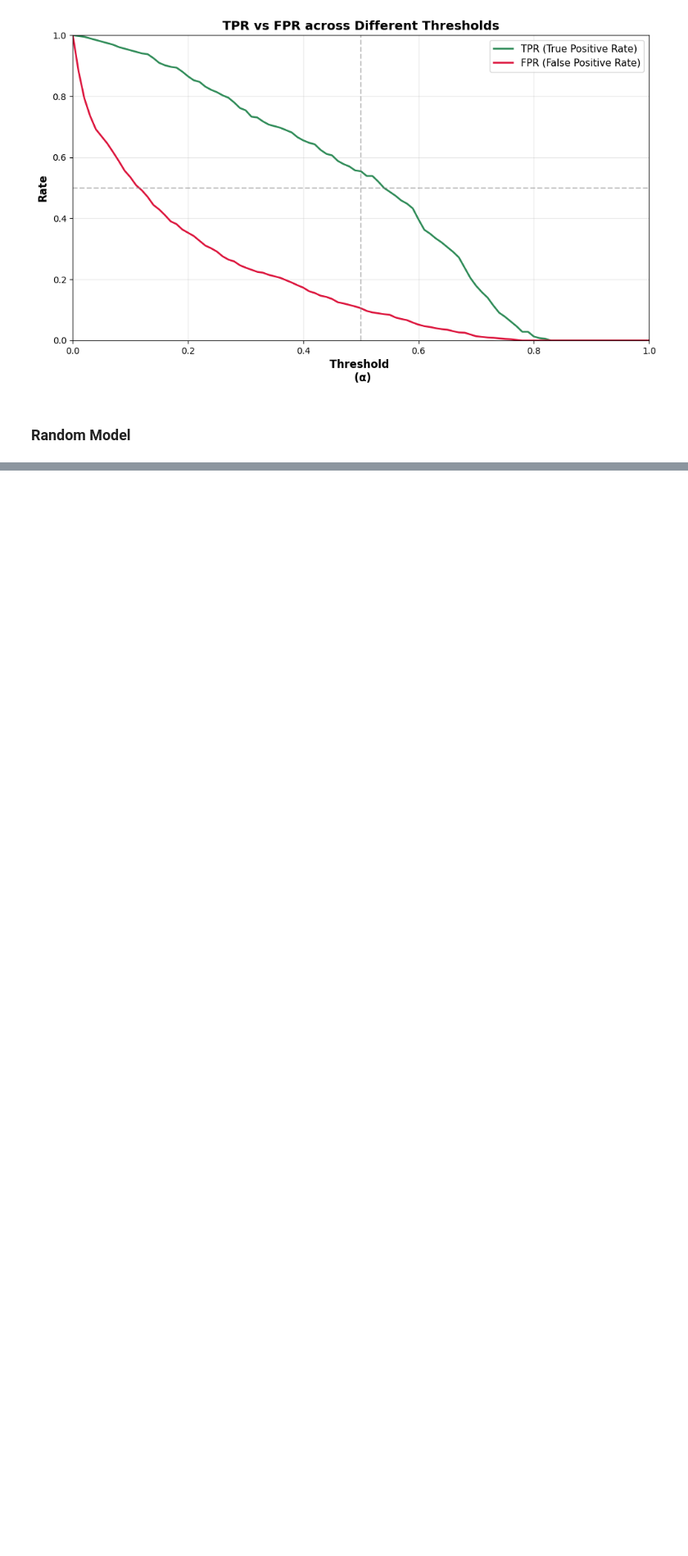
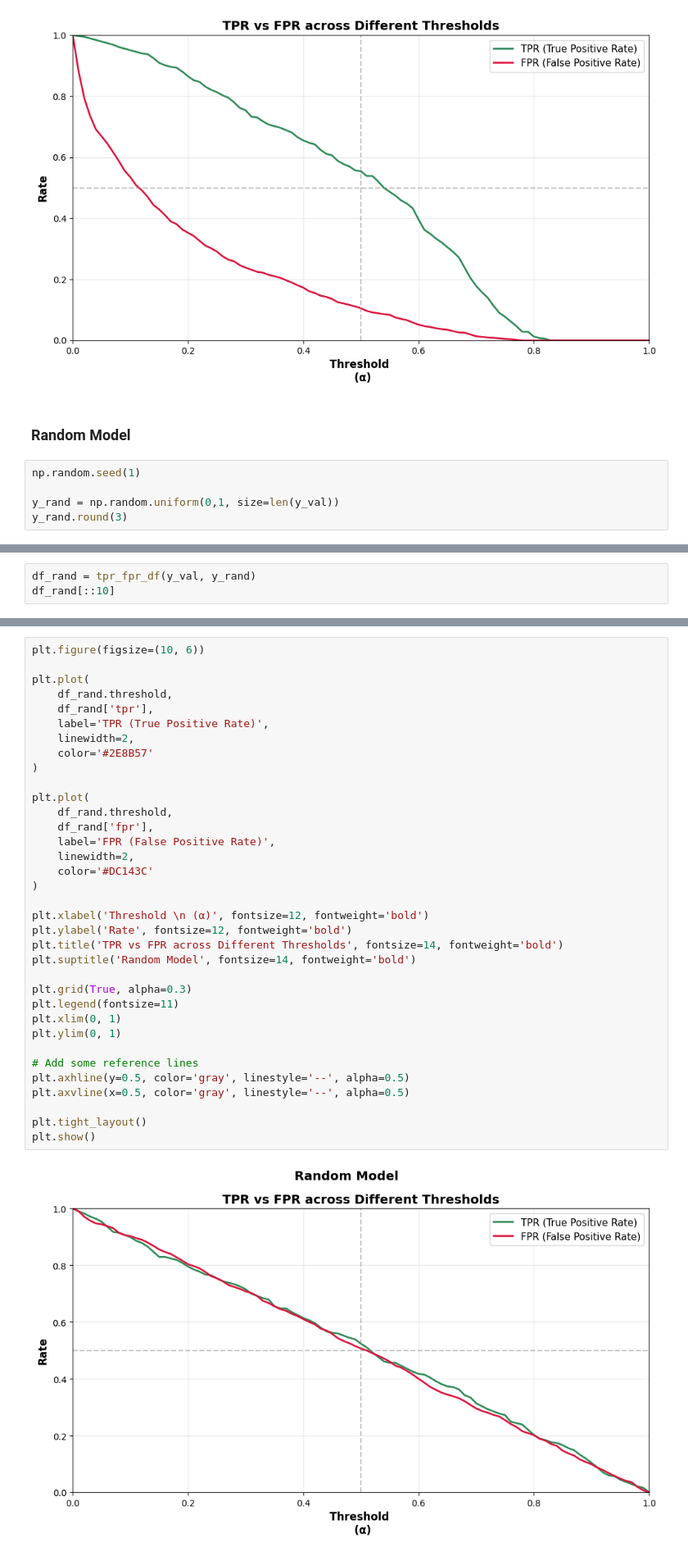
Before and after one commit to KylerSpradling/MLZoomCamp, a Jupyter notebook: 04-evaluation/Notebook/evaluation_notes.ipynb, the cells around one changed output, grey strips where cells are left out. Shown at 82% size. Drawn from its saved outputs; the diff is of its cells as text; blank space fills up the shorter version.

```diff
--- a/04-evaluation/Notebook/evaluation_notes.ipynb
+++ b/04-evaluation/Notebook/evaluation_notes.ipynb
@@ -741,3 +741,8 @@ plt.show()
 [figure]
 # %% [markdown]
 ### Random Model
+# %%
+np.random.seed(1)
+
+y_rand = np.random.uniform(0,1, size=len(y_val))
+y_rand.round(3)
@@ -743,0 +820,3 @@ plt.show()
+# %%
+df_rand = tpr_fpr_df(y_val, y_rand)
+df_rand[::10]
@@ -743,0 +836,37 @@ plt.show()
+# %%
+plt.figure(figsize=(10, 6))
+
+plt.plot(
+    df_rand.threshold,
+    df_rand['tpr'],
+    label='TPR (True Positive Rate)',
+    linewidth=2,
+    color='#2E8B57'
+)
+
+plt.plot(
+    df_rand.threshold,
+    df_rand['fpr'],
+    label='FPR (False Positive Rate)',
+    linewidth=2,
+    color='#DC143C'
+)
+
+plt.xlabel('Threshold \n (α)', fontsize=12, fontweight='bold')
+plt.ylabel('Rate', fontsize=12, fontweight='bold')
+plt.title('TPR vs FPR across Different Thresholds', fontsize=14, fontweight='bold')
+plt.suptitle('Random Model', fontsize=14, fontweight='bold')
+
+plt.grid(True, alpha=0.3)
+plt.legend(fontsize=11)
+plt.xlim(0, 1)
+plt.ylim(0, 1)
+
+# Add some reference lines
+plt.axhline(y=0.5, color='gray', linestyle='--', alpha=0.5)
+plt.axvline(x=0.5, color='gray', linestyle='--', alpha=0.5)
+
+plt.tight_layout()
+plt.show()
+# %% [output]
+[figure, added]
```
Also changed, not shown: parts of 6 cells of this notebook.
